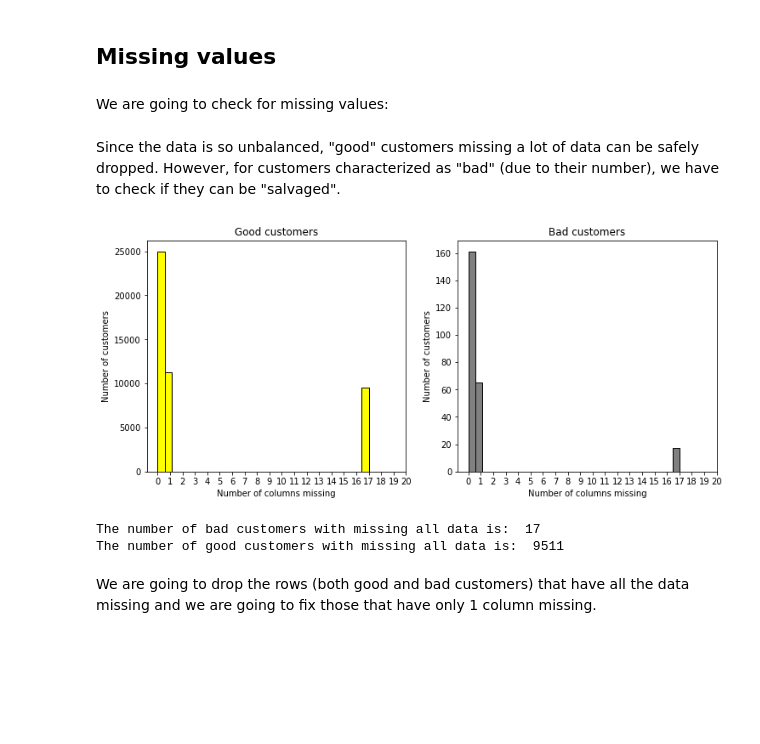
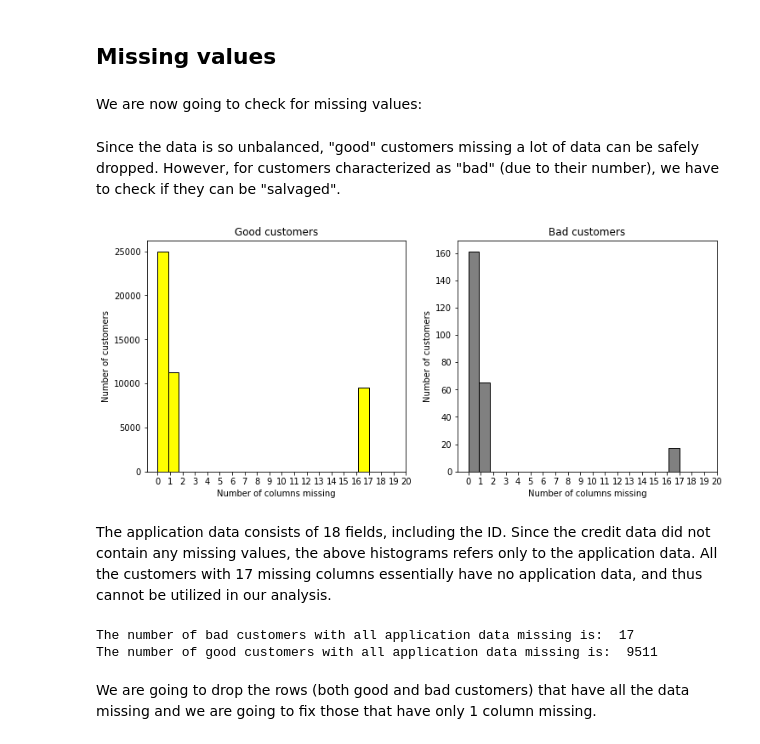
Before and after one commit to jmoschos/Credit-score-approval, a Jupyter notebook: Credit_score.ipynb, the cells around one changed output. Cells and saved outputs as stored; diff of their text form; code cells hidden in the pictures; blank space fills up the shorter version.

```diff
--- a/Credit_score.ipynb
+++ b/Credit_score.ipynb
@@ -199,36 +223,40 @@ data
 # %% [markdown]
 ## Missing values
 # %% [markdown]
-We are going to check for missing values:
+We are now going to check for missing values:
 # %%
 missing = data.isnull().sum(axis = 1)
 # %% [markdown]
 Since the data is so unbalanced, "good" customers missing a lot of data can be safely dropped. However, for customers characterized as "bad" (due to their number), we have to check if they can be "salvaged".
 # %%
+## Histplot for good and bad customers, bins = number of columns
 plt.figure(figsize=(12,5))
+
 ax1 = plt.subplot(1,2,1)
-ax1.hist(missing[data.Label ==0],bins = 30,edgecolor = "black", color = "yellow")
+ax1.hist(missing[data.Label ==0],bins = 20,edgecolor = "black", color = "yellow")
 plt.title("Good customers")
 plt.xlabel("Number of columns missing")
 plt.ylabel("Number of customers")
 plt.xticks(ticks=np.arange(0,21,1))
 
 ax2 = plt.subplot(1,2,2)
-ax2.hist(missing[data.Label ==1],bins = 30,edgecolor = "black",color = "grey")
+ax2.hist(missing[data.Label ==1],bins = 20,edgecolor = "black",color = "grey")
 
 plt.title("Bad customers")
 plt.xlabel("Number of columns missing")
 plt.ylabel("Number of customers")
 plt.xticks(ticks=np.arange(0,21,1))
 plt.show()
 # %% [output]
-[figure, old version]
+[figure, new version]
+# %% [markdown]
+The application data consists of 18 fields, including the ID. Since the credit data did not contain any missing values, the above histograms refers only to the application data. All the customers with 17 missing columns essentially have no application data, and thus cannot be utilized in our analysis.
 # %%
-print("The number of bad customers with missing all data is: ", sum((missing >= 17) & (data.Label ==1)))
-print("The number of good customers with missing all data is: ", sum((missing >= 17) & (data.Label ==0)))
+print("The number of bad customers with all application data missing is: ", sum((missing >= 17) & (data.Label ==1)))
+print("The number of good customers with all application data missing is: ", sum((missing >= 17) & (data.Label ==0)))
 # %% [output]
-The number of bad customers with missing all data is:  17
-The number of good customers with missing all data is:  9511
+The number of bad customers with all application data missing is:  17
+The number of good customers with all application data missing is:  9511
 # %% [markdown]
 We are going to drop the rows (both good and bad customers) that have all the data missing and we are going to fix those that have only 1 column missing.
 # %%
```
Also changed, not shown: parts of 134 cells of this notebook.
